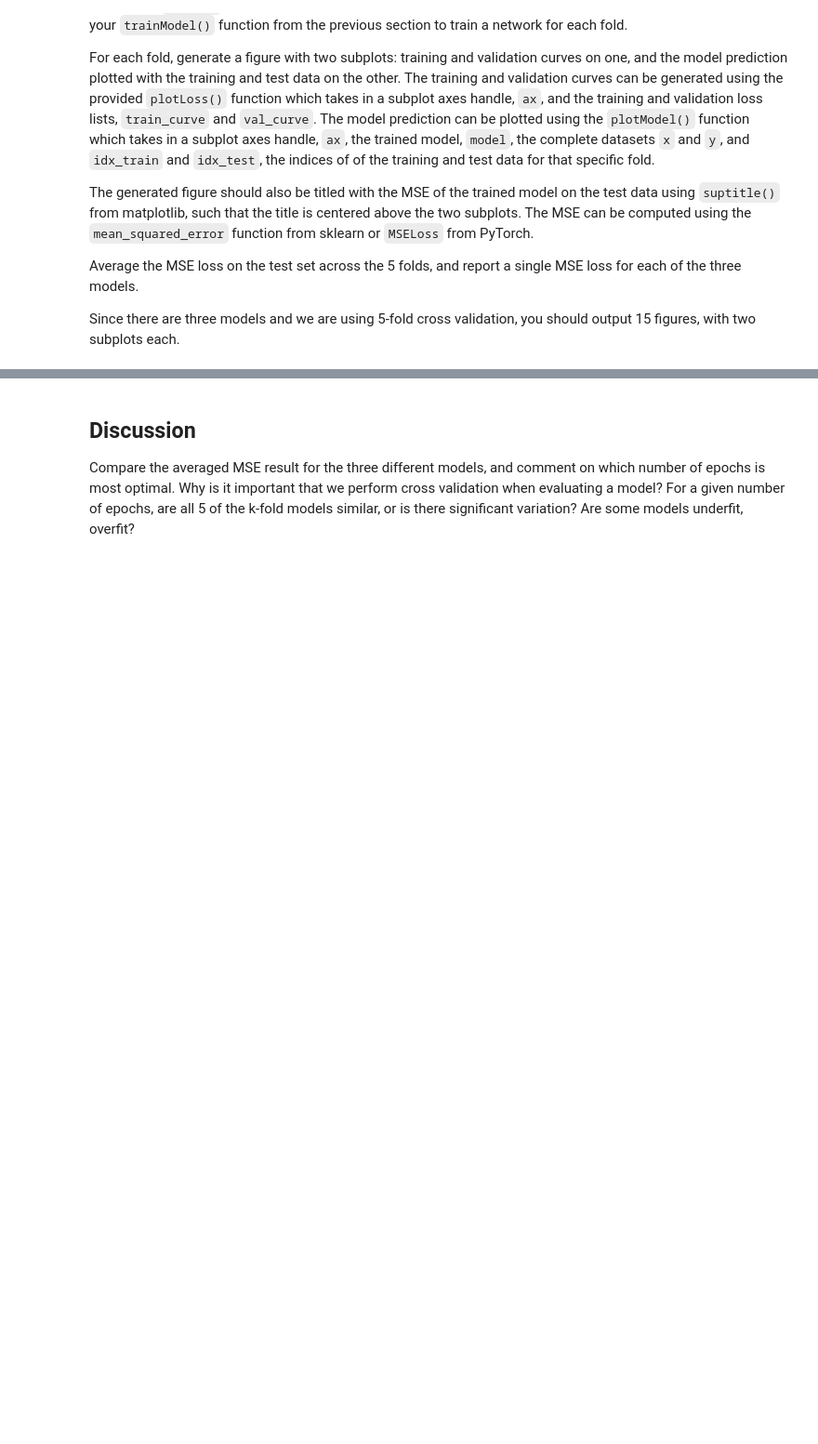
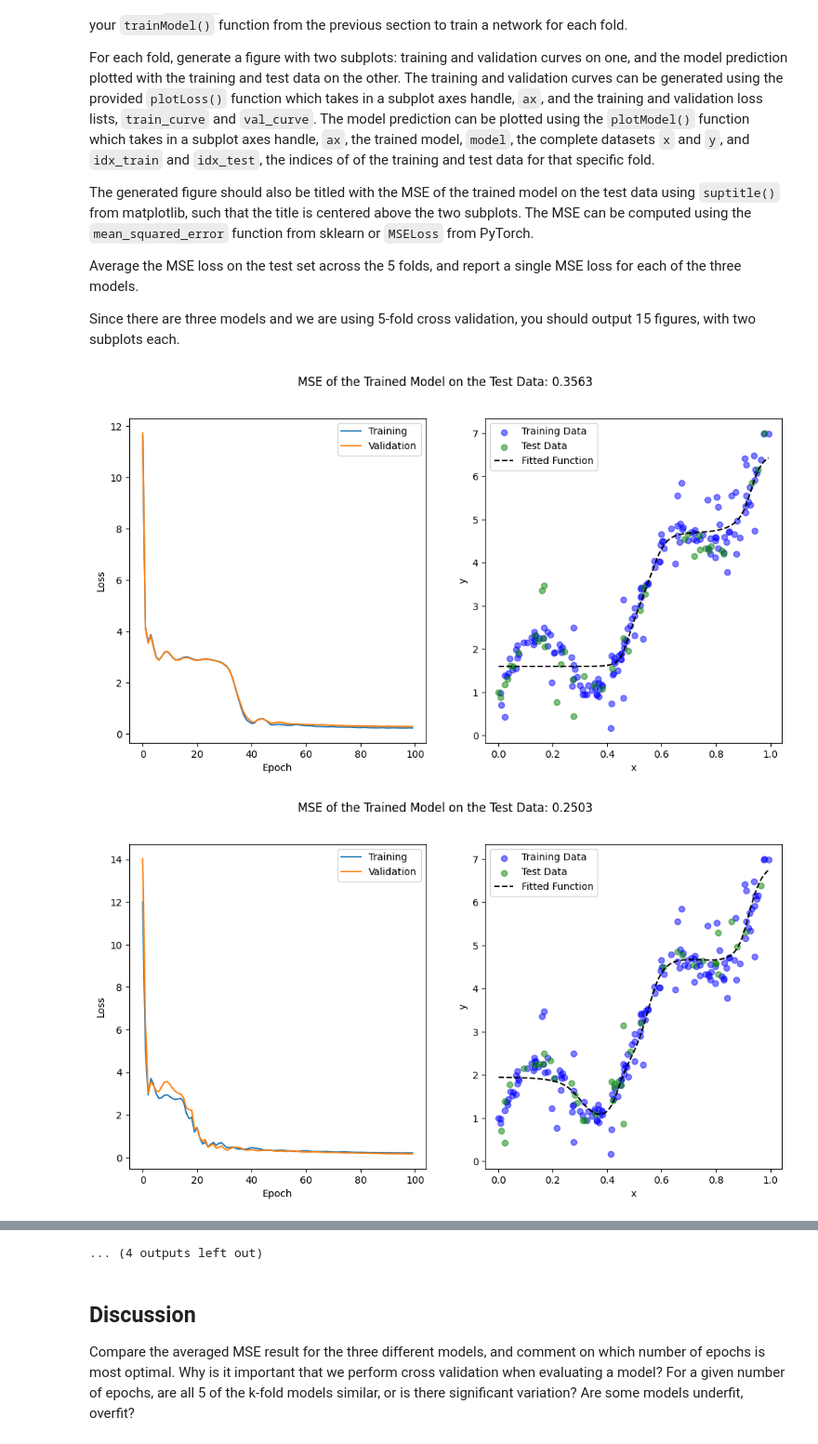
Before and after one commit to ryanwu0521/24-787-AIML, a Jupyter notebook: HW10/M10-HW1.ipynb, the cells around one changed output, grey strips where cells are left out. Shown at 93% size. Drawn from its saved outputs; the diff is of its cells as text; code cells hidden in the pictures; blank space fills up the shorter version.

```diff
--- a/HW10/M10-HW1.ipynb
+++ b/HW10/M10-HW1.ipynb
@@ -88,0 +138,44 @@ Since there are three models and we are using 5-fold cross validation, you shoul
+# %%
+## YOUR CODE GOES HERE
+from sklearn.base import clone
+
+def crossValidation(x, y):
+    folds = KFold(n_splits=5, random_state=0, shuffle=True)
+    n_epochs = [100, 500, 2000]
+    lossfun = nn.MSELoss()
+    models_mse = []
+
+    for n_epoch in n_epochs:
+        model_mses = []
+        for train_idx, test_idx in folds.split(x):
+            x_train, x_test = x[train_idx], x[test_idx]
+            y_train, y_test = y[train_idx], y[test_idx]
+            x_train_tensor = torch.tensor(x_train).reshape(-1,1).float()
+            x_test_tensor = torch.tensor(x_test).reshape(-1,1).float()
+            y_train_tensor = torch.tensor(y_train).reshape(-1,1).float()
+
+            model, train_curve, val_curve = NeuralNetwork.trainModel(x_train, y_train, n_epoch)
+            model.eval()
+            yhat = model(x_test_tensor)
+            mse = lossfun(yhat, y_test).item()
+            model_mses.append(mse)
+
+            fig, ax = plt.subplots(1, 2, figsize=(12, 6))
+            plotLoss(ax[0], train_curve, val_curve)
+            plotModel(ax[1], model, x, y, train_idx, test_idx)
+            plt.suptitle(f'MSE of the Trained Model on the Test Data: {model_mses[-1]:.4f}')
+            plt.show()
+
+        models_mse.append(np.mean(model_mses))
+
+    return models_mse
+
+# cross validation for 100, 500, 2000 epochs
+n_epochs = [100, 500, 2000]
+models_mse = crossValidation(x, y)
+for i, mse in enumerate(models_mse):
+    print(f"MSE for model trained for {n_epochs[i]} epochs: {mse:.4f}")
+# print("MSE for each model (100, 500, 2000):", models_mse)
+# %% [output]
+[figure, added]
+[figure, added]
@@ -89,3 +192,4 @@ Since there are three models and we are using 5-fold cross validation, you shoul
+... (4 outputs left out)
 # %% [markdown]
 ## Discussion
 
```
Also changed, not shown: parts of 7 cells of this notebook.
